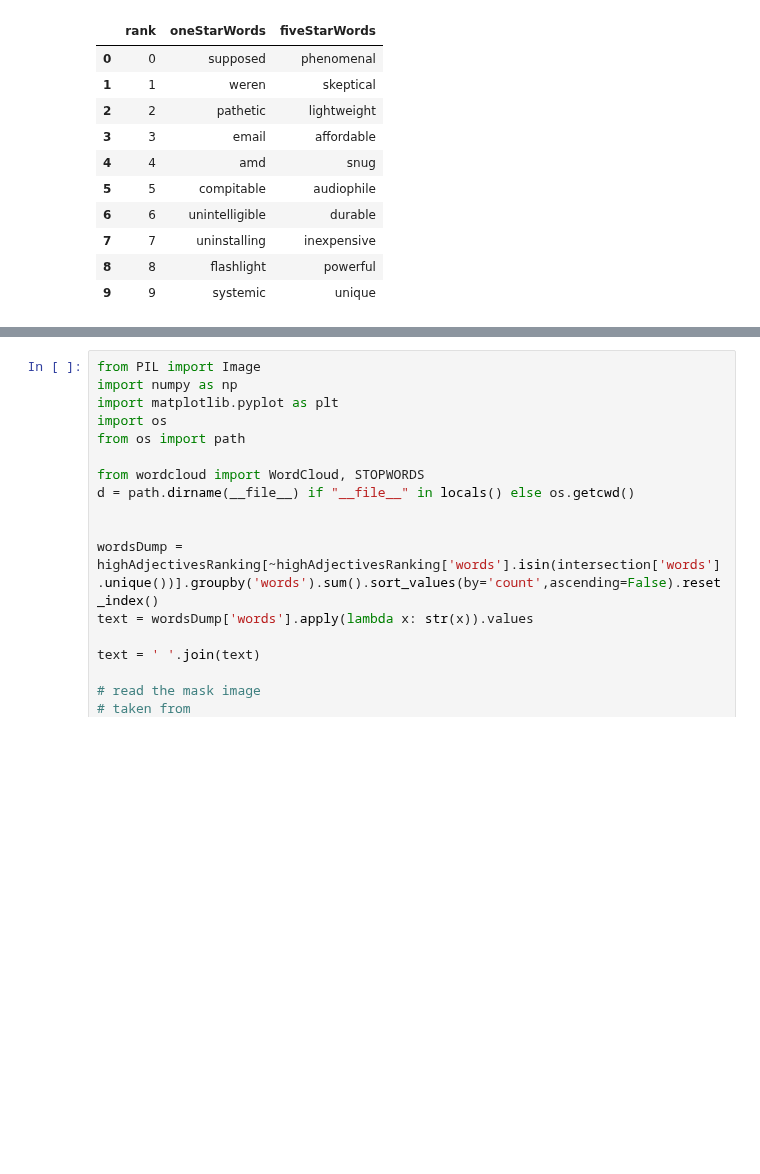
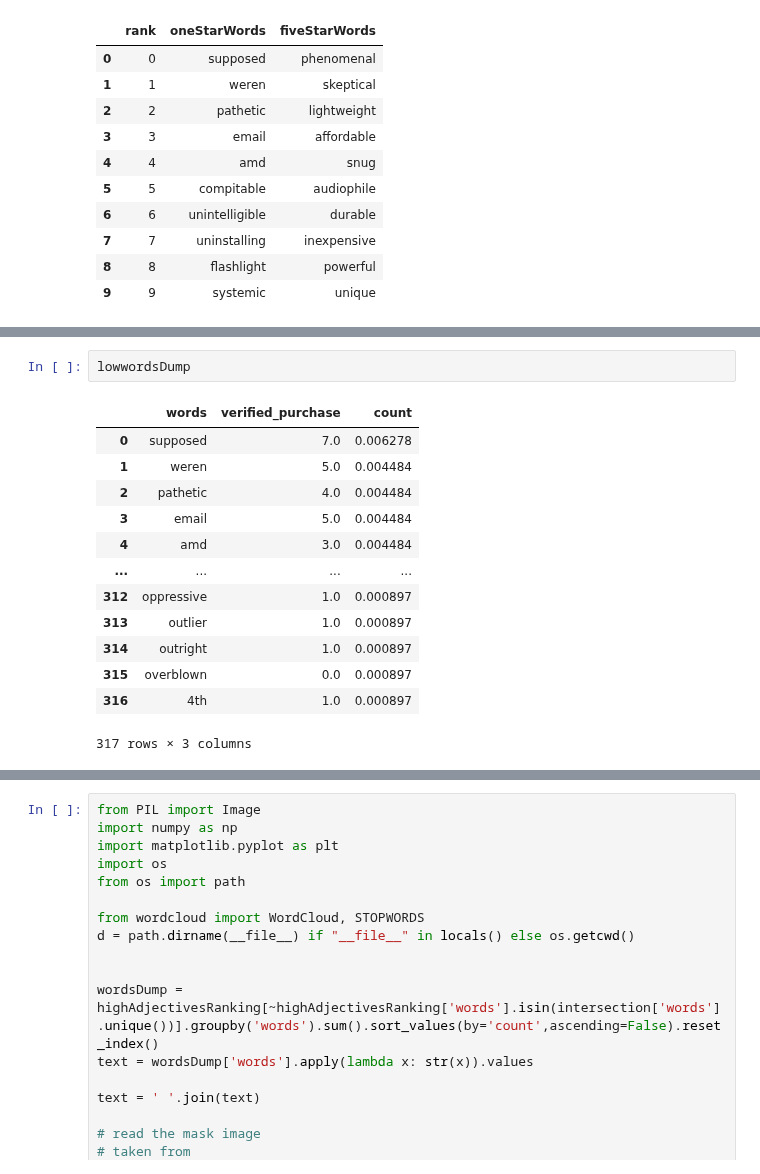
Before and after one commit to datascientistlin/AmazonReviewAnalysis, a Jupyter notebook: Amazon_review_word_exploration.ipynb, the cells around one changed output, grey strips where cells are left out. Cells and saved outputs as stored; diff of their text form; blank space fills up the shorter version.

```diff
--- a/Amazon_review_word_exploration.ipynb
+++ b/Amazon_review_word_exploration.ipynb
@@ -560,0 +563,16 @@ plt.show()
+# %%
+lowwordsDump
+# %% [output]
+|  | words | verified_purchase | count |
+| 0 | supposed | 7.0 | 0.006278 |
+| 1 | weren | 5.0 | 0.004484 |
+| 2 | pathetic | 4.0 | 0.004484 |
+| 3 | email | 5.0 | 0.004484 |
+| 4 | amd | 3.0 | 0.004484 |
+| ... | ... | ... | ... |
+| 312 | oppressive | 1.0 | 0.000897 |
+| 313 | outlier | 1.0 | 0.000897 |
+| 314 | outright | 1.0 | 0.000897 |
+| 315 | overblown | 0.0 | 0.000897 |
+| 316 | 4th | 1.0 | 0.000897 |
+317 rows × 3 columns
```
Also changed, not shown: parts of 3 cells of this notebook, 2 other files.
